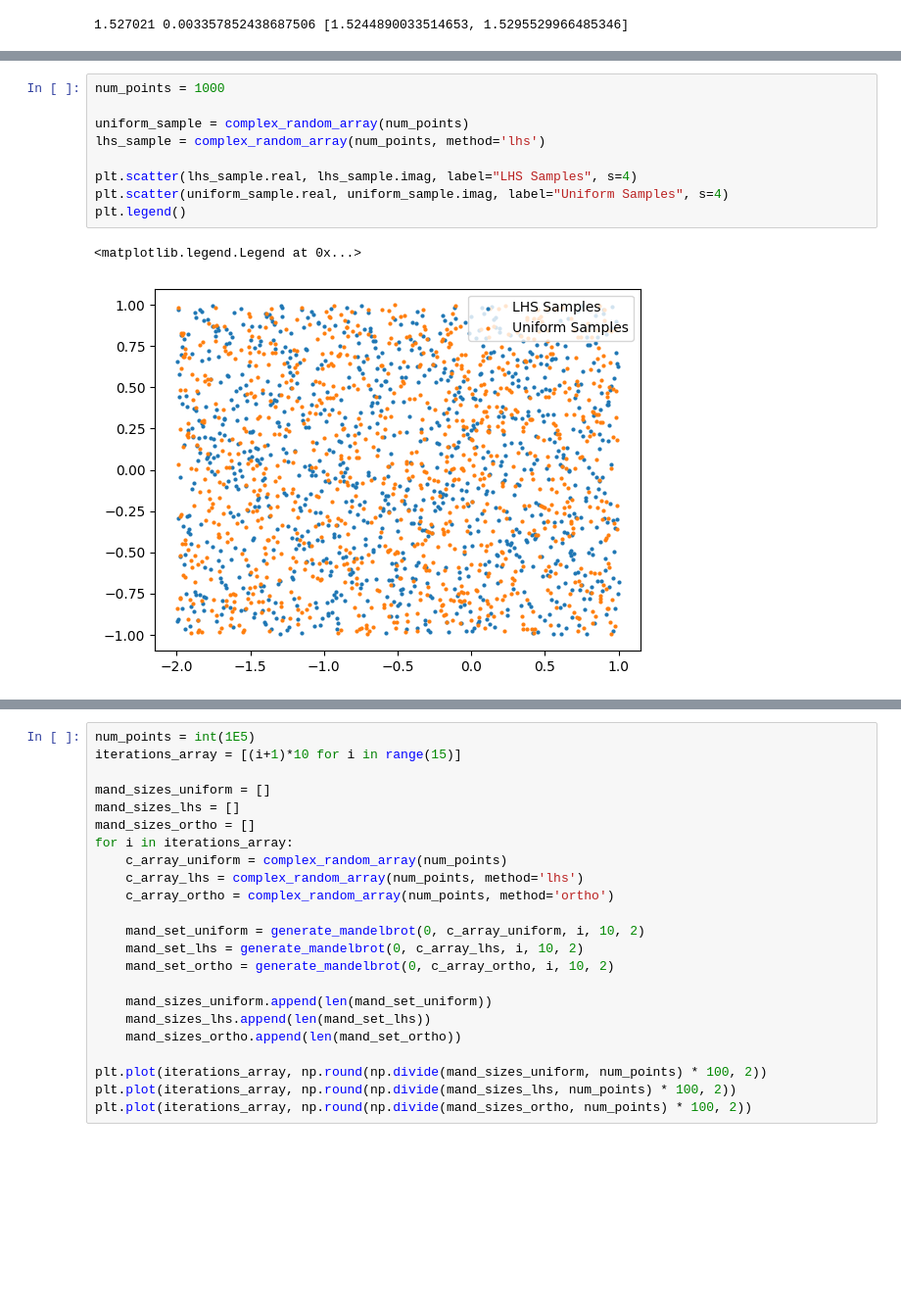
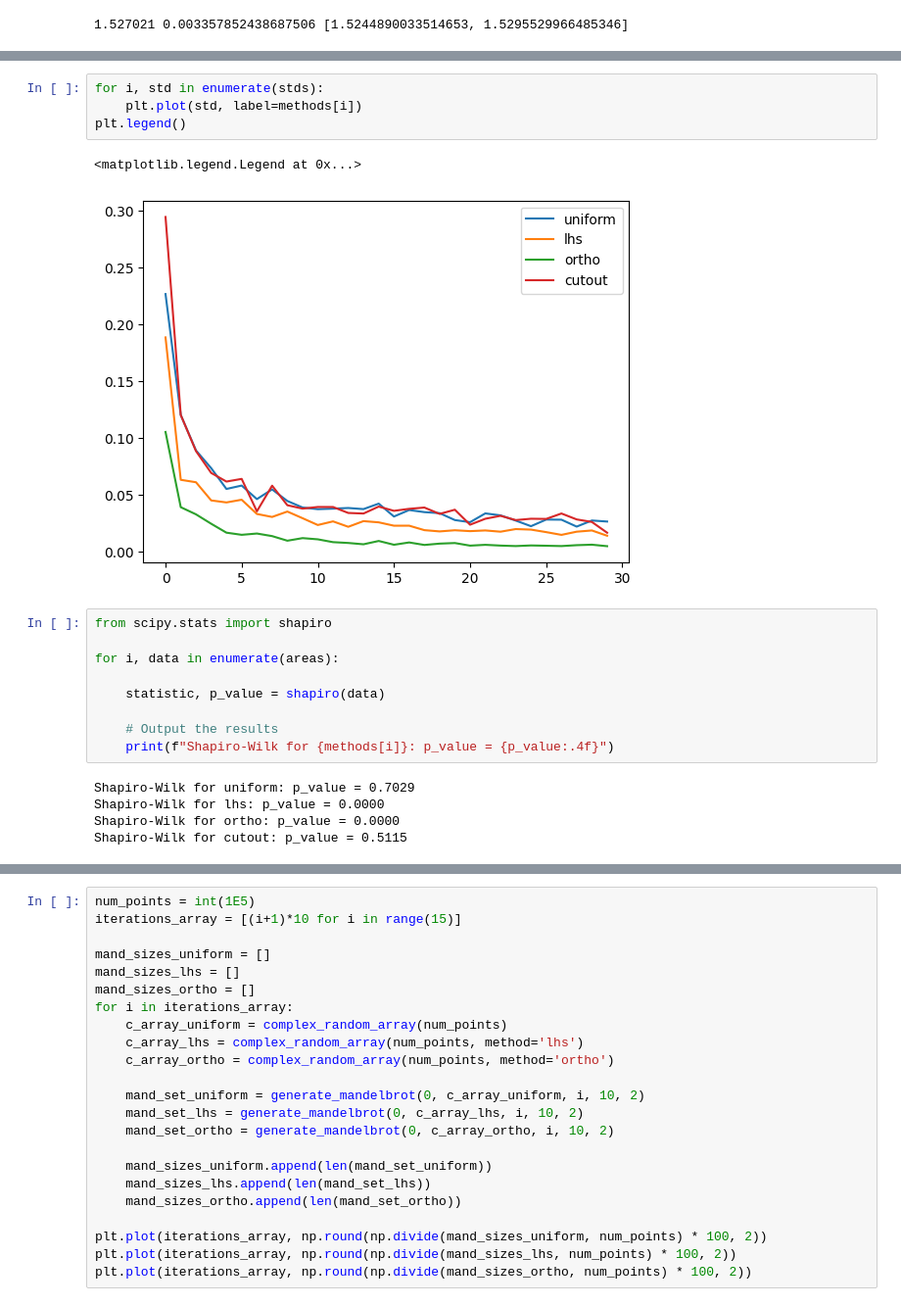
Before and after one commit to Foundnation/Stochastic-Simulation, a Jupyter notebook: mandelbrot_notebook.ipynb, the cells around one changed output, grey strips where cells are left out. Shown at 98% size. Saved outputs shown, nothing was run; the diff lists cells and outputs as text; blank space fills up the shorter version.

```diff
--- a/mandelbrot_notebook.ipynb
+++ b/mandelbrot_notebook.ipynb
@@ -57,12 +98,21 @@ plot_area_vs_sample_size(sample_sizes, 20, 100, 10, methods=['uniform', 'lhs', '
-# %%
-num_points = 1000
-
-uniform_sample = complex_random_array(num_points)
-lhs_sample = complex_random_array(num_points, method='lhs')
-
-plt.scatter(lhs_sample.real, lhs_sample.imag, label="LHS Samples", s=4)
-plt.scatter(uniform_sample.real, uniform_sample.imag, label="Uniform Samples", s=4)
-plt.legend()
-# %% [output]
-<matplotlib.legend.Legend at 0x...>
-[figure, removed]
+# %%
+for i, std in enumerate(stds):
+    plt.plot(std, label=methods[i])
+plt.legend()
+# %% [output]
+<matplotlib.legend.Legend at 0x...>
+[figure, added]
+# %%
+from scipy.stats import shapiro
+
+for i, data in enumerate(areas):
+
+    statistic, p_value = shapiro(data)
+
+    # Output the results
+    print(f"Shapiro-Wilk for {methods[i]}: p_value = {p_value:.4f}")
+# %% [output]
+Shapiro-Wilk for uniform: p_value = 0.7029
+Shapiro-Wilk for lhs: p_value = 0.0000
+Shapiro-Wilk for ortho: p_value = 0.0000
+Shapiro-Wilk for cutout: p_value = 0.5115
```
Also changed, not shown: parts of 16 cells of this notebook, 2 other files.
